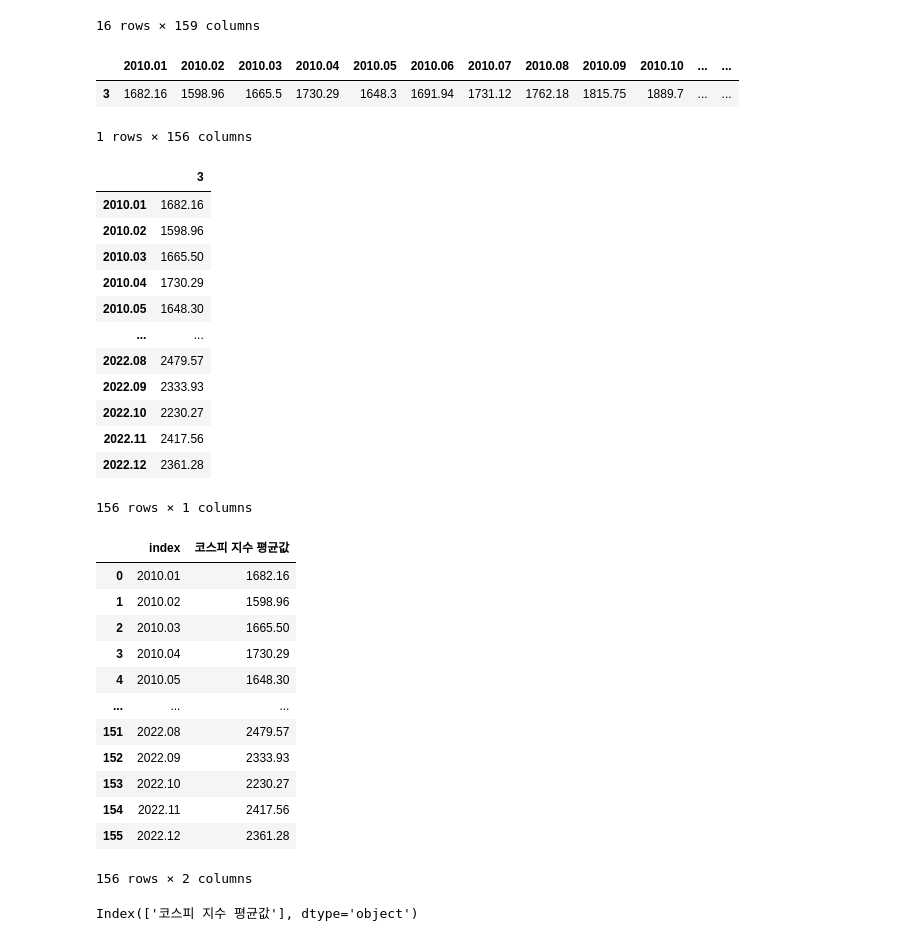
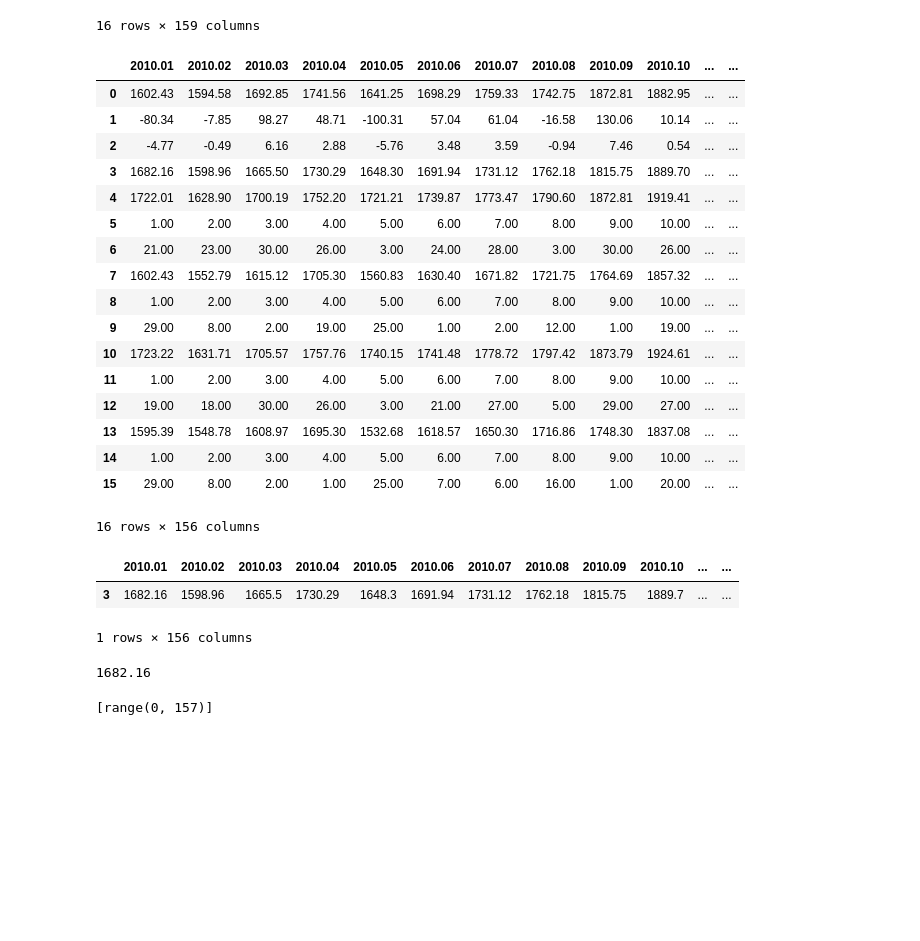
Before and after one commit to ThatHomr/project_2, a Jupyter notebook: project_2_file/z_ssh/data/코스피.ipynb, the cells around one changed output. Drawn from its saved outputs; the diff is of its cells as text; code cells hidden in the pictures; blank space fills up the shorter version.

```diff
--- a/project_2_file/z_ssh/data/코스피.ipynb
+++ b/project_2_file/z_ssh/data/코스피.ipynb
@@ -23,5 +23,28 @@ df
 | 15 | 장중기준 | 최저 | 일 (일) | 29.00 | 8.00 | 2.00 | 1.00 | 25.00 | 7.00 | 6.00 | ... | ... |
 16 rows × 159 columns
 # %%
+df = df.drop(['주가구분별(1)'], axis=1)
+df = df.drop(['주가구분별(2)'], axis=1)
 df = df.drop(['주가구분별(3)'], axis=1)
+# %%
+df
+# %% [output]
+|  | 2010.01 | 2010.02 | 2010.03 | 2010.04 | 2010.05 | 2010.06 | 2010.07 | 2010.08 | 2010.09 | 2010.10 | ... | ... |
+| 0 | 1602.43 | 1594.58 | 1692.85 | 1741.56 | 1641.25 | 1698.29 | 1759.33 | 1742.75 | 1872.81 | 1882.95 | ... | ... |
+| 1 | -80.34 | -7.85 | 98.27 | 48.71 | -100.31 | 57.04 | 61.04 | -16.58 | 130.06 | 10.14 | ... | ... |
+| 2 | -4.77 | -0.49 | 6.16 | 2.88 | -5.76 | 3.48 | 3.59 | -0.94 | 7.46 | 0.54 | ... | ... |
+| 3 | 1682.16 | 1598.96 | 1665.50 | 1730.29 | 1648.30 | 1691.94 | 1731.12 | 1762.18 | 1815.75 | 1889.70 | ... | ... |
+| 4 | 1722.01 | 1628.90 | 1700.19 | 1752.20 | 1721.21 | 1739.87 | 1773.47 | 1790.60 | 1872.81 | 1919.41 | ... | ... |
+| 5 | 1.00 | 2.00 | 3.00 | 4.00 | 5.00 | 6.00 | 7.00 | 8.00 | 9.00 | 10.00 | ... | ... |
+| 6 | 21.00 | 23.00 | 30.00 | 26.00 | 3.00 | 24.00 | 28.00 | 3.00 | 30.00 | 26.00 | ... | ... |
+| 7 | 1602.43 | 1552.79 | 1615.12 | 1705.30 | 1560.83 | 1630.40 | 1671.82 | 1721.75 | 1764.69 | 1857.32 | ... | ... |
+| 8 | 1.00 | 2.00 | 3.00 | 4.00 | 5.00 | 6.00 | 7.00 | 8.00 | 9.00 | 10.00 | ... | ... |
+| 9 | 29.00 | 8.00 | 2.00 | 19.00 | 25.00 | 1.00 | 2.00 | 12.00 | 1.00 | 19.00 | ... | ... |
+| 10 | 1723.22 | 1631.71 | 1705.57 | 1757.76 | 1740.15 | 1741.48 | 1778.72 | 1797.42 | 1873.79 | 1924.61 | ... | ... |
+| 11 | 1.00 | 2.00 | 3.00 | 4.00 | 5.00 | 6.00 | 7.00 | 8.00 | 9.00 | 10.00 | ... | ... |
+| 12 | 19.00 | 18.00 | 30.00 | 26.00 | 3.00 | 21.00 | 27.00 | 5.00 | 29.00 | 27.00 | ... | ... |
+| 13 | 1595.39 | 1548.78 | 1608.97 | 1695.30 | 1532.68 | 1618.57 | 1650.30 | 1716.86 | 1748.30 | 1837.08 | ... | ... |
+| 14 | 1.00 | 2.00 | 3.00 | 4.00 | 5.00 | 6.00 | 7.00 | 8.00 | 9.00 | 10.00 | ... | ... |
+| 15 | 29.00 | 8.00 | 2.00 | 1.00 | 25.00 | 7.00 | 6.00 | 16.00 | 1.00 | 20.00 | ... | ... |
+16 rows × 156 columns
 # %%
@@ -31,20 +54,3 @@ df
 |  | 2010.01 | 2010.02 | 2010.03 | 2010.04 | 2010.05 | 2010.06 | 2010.07 | 2010.08 | 2010.09 | 2010.10 | ... | ... |
 | 3 | 1682.16 | 1598.96 | 1665.5 | 1730.29 | 1648.3 | 1691.94 | 1731.12 | 1762.18 | 1815.75 | 1889.7 | ... | ... |
 1 rows × 156 columns
-# %%
-data_filter = df.transpose()
-data_filter
-# %% [output]
-|  | 3 |
-| 2010.01 | 1682.16 |
-| 2010.02 | 1598.96 |
-| 2010.03 | 1665.50 |
-| 2010.04 | 1730.29 |
-| 2010.05 | 1648.30 |
-| ... | ... |
-| 2022.08 | 2479.57 |
-| 2022.09 | 2333.93 |
-| 2022.10 | 2230.27 |
-| 2022.11 | 2417.56 |
-| 2022.12 | 2361.28 |
-156 rows × 1 columns
@@ -53,20 +57,10 @@ data_filter.columns = ['코스피 지수 평균값']
-# %%
-data_filter.reset_index()
-# %% [output]
-|  | index | 코스피 지수 평균값 |
-| 0 | 2010.01 | 1682.16 |
-| 1 | 2010.02 | 1598.96 |
-| 2 | 2010.03 | 1665.50 |
-| 3 | 2010.04 | 1730.29 |
-| 4 | 2010.05 | 1648.30 |
-| ... | ... | ... |
-| 151 | 2022.08 | 2479.57 |
-| 152 | 2022.09 | 2333.93 |
-| 153 | 2022.10 | 2230.27 |
-| 154 | 2022.11 | 2417.56 |
-| 155 | 2022.12 | 2361.28 |
-156 rows × 2 columns
-# %%
-data_filter.columns
-# %% [output]
-Index(['코스피 지수 평균값'], dtype='object')
+# %%
+df.loc[3][0]
+# %% [output]
+1682.16
+# %%
+i = []
+i.append(range(0,157,1))
+i
+# %% [output]
+[range(0, 157)]
```
Also changed, not shown: parts of 11 cells of this notebook, 1 other file.
